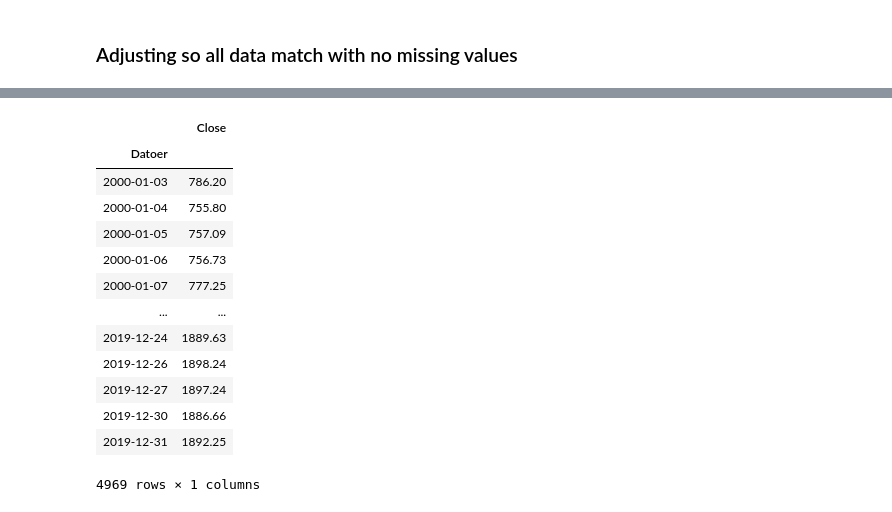
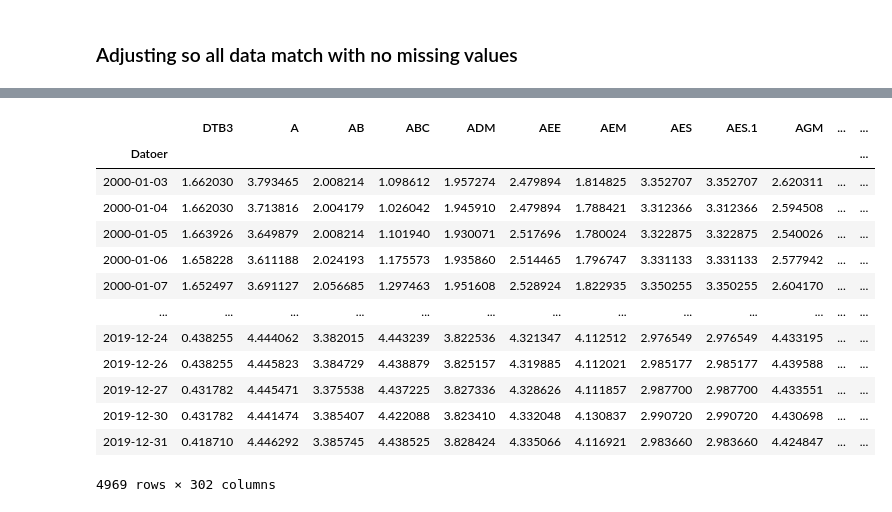
Before and after one commit to AlexanderLaustsen/Bachelorproject, a Jupyter notebook: Bachelor project.ipynb, the cells around one changed output, grey strips where cells are left out. Cells and saved outputs as stored; diff of their text form; code cells hidden in the pictures.

Commit message:
Final Table

```diff
--- a/Bachelor project.ipynb
+++ b/Bachelor project.ipynb
@@ -115,2 +138,2 @@ Three_Month_Treasury_Bill.to_csv('Three_Month_Treasury_Bill.csv')
 # %%
-Risk_Free_Rate = pd.read_csv('Three_Month_Treasury_Bill.csv', index_col=0)
+All = pd.read_csv('Table.csv', index_col=0)
@@ -151,17 +140,25 @@ gk = Russell_3000.set_index('Datoer')
-# %%
-gk.loc[Datess]
-# %% [output]
-|  | Close |
-| Datoer |  |
-| 2000-01-03 | 786.20 |
-| 2000-01-04 | 755.80 |
-| 2000-01-05 | 757.09 |
-| 2000-01-06 | 756.73 |
-| 2000-01-07 | 777.25 |
-| ... | ... |
-| 2019-12-24 | 1889.63 |
-| 2019-12-26 | 1898.24 |
-| 2019-12-27 | 1897.24 |
-| 2019-12-30 | 1886.66 |
-| 2019-12-31 | 1892.25 |
-4969 rows × 1 columns
+# %%
+columns = []
+for i in range(302):
+    columns.append(All.columns[i])
+#Creating a table with the log values
+Logtable = pd.DataFrame()
+for i in range(302):
+    Logtable[columns[i]] = All[columns[i]].apply(np.log)
+# %%
+Logtable
+# %% [output]
+|  | DTB3 | A | AB | ABC | ADM | AEE | AEM | AES | AES.1 | AGM | ... | ... |
+| Datoer |  |  |  |  |  |  |  |  |  |  |  | ... |
+| 2000-01-03 | 1.662030 | 3.793465 | 2.008214 | 1.098612 | 1.957274 | 2.479894 | 1.814825 | 3.352707 | 3.352707 | 2.620311 | ... | ... |
+| 2000-01-04 | 1.662030 | 3.713816 | 2.004179 | 1.026042 | 1.945910 | 2.479894 | 1.788421 | 3.312366 | 3.312366 | 2.594508 | ... | ... |
+| 2000-01-05 | 1.663926 | 3.649879 | 2.008214 | 1.101940 | 1.930071 | 2.517696 | 1.780024 | 3.322875 | 3.322875 | 2.540026 | ... | ... |
+| 2000-01-06 | 1.658228 | 3.611188 | 2.024193 | 1.175573 | 1.935860 | 2.514465 | 1.796747 | 3.331133 | 3.331133 | 2.577942 | ... | ... |
+| 2000-01-07 | 1.652497 | 3.691127 | 2.056685 | 1.297463 | 1.951608 | 2.528924 | 1.822935 | 3.350255 | 3.350255 | 2.604170 | ... | ... |
+| ... | ... | ... | ... | ... | ... | ... | ... | ... | ... | ... | ... | ... |
+| 2019-12-24 | 0.438255 | 4.444062 | 3.382015 | 4.443239 | 3.822536 | 4.321347 | 4.112512 | 2.976549 | 2.976549 | 4.433195 | ... | ... |
+| 2019-12-26 | 0.438255 | 4.445823 | 3.384729 | 4.438879 | 3.825157 | 4.319885 | 4.112021 | 2.985177 | 2.985177 | 4.439588 | ... | ... |
+| 2019-12-27 | 0.431782 | 4.445471 | 3.375538 | 4.437225 | 3.827336 | 4.328626 | 4.111857 | 2.987700 | 2.987700 | 4.433551 | ... | ... |
+| 2019-12-30 | 0.431782 | 4.441474 | 3.385407 | 4.422088 | 3.823410 | 4.332048 | 4.130837 | 2.990720 | 2.990720 | 4.430698 | ... | ... |
+| 2019-12-31 | 0.418710 | 4.446292 | 3.385745 | 4.438525 | 3.828424 | 4.335066 | 4.116921 | 2.983660 | 2.983660 | 4.424847 | ... | ... |
+4969 rows × 302 columns
```
Also changed, not shown: parts of 17 cells of this notebook, 1 other file.
